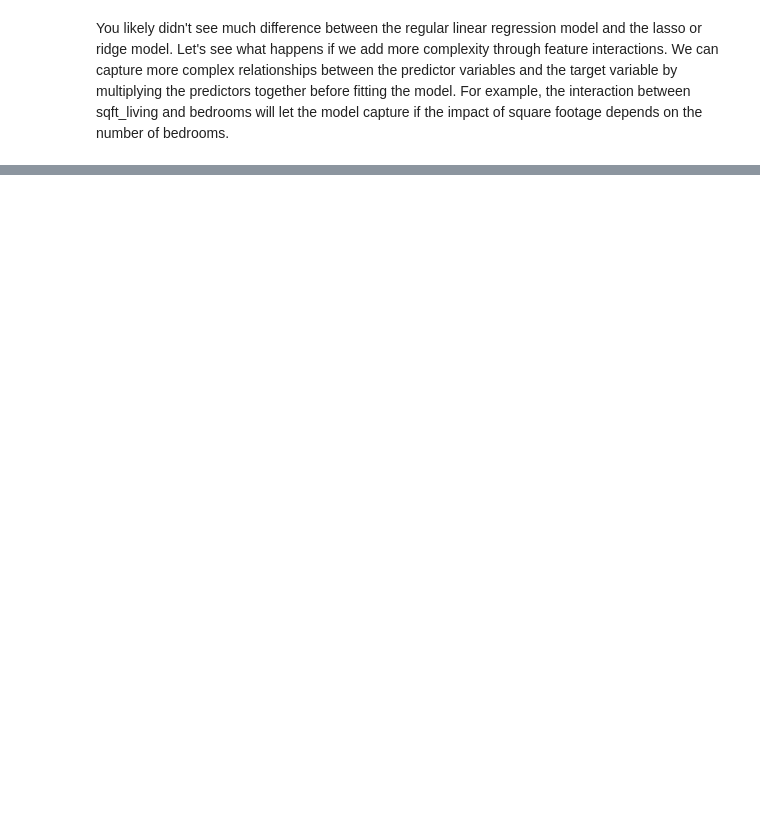
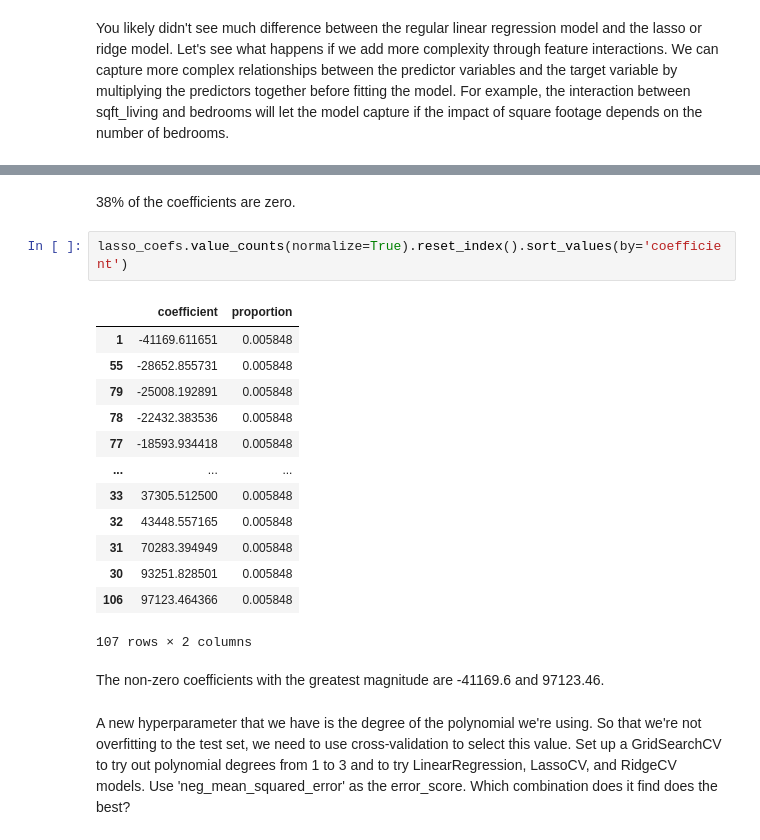
Before and after one commit to nss-data-science-cohort-9/ml-exercise-3-aezell314, a Jupyter notebook: ML Bias and Variance Exercise.ipynb, the cells around one changed output, grey strips where cells are left out. Drawn from its saved outputs; the diff is of its cells as text; blank space fills up the shorter version.

```diff
--- a/ML Bias and Variance Exercise.ipynb
+++ b/ML Bias and Variance Exercise.ipynb
@@ -124,0 +207,22 @@ You likely didn't see much difference between the regular linear regression mode
+# %% [markdown]
+38% of the coefficients are zero.
+# %%
+lasso_coefs.value_counts(normalize=True).reset_index().sort_values(by='coefficient')
+# %% [output]
+|  | coefficient | proportion |
+| 1 | -41169.611651 | 0.005848 |
+| 55 | -28652.855731 | 0.005848 |
+| 79 | -25008.192891 | 0.005848 |
+| 78 | -22432.383536 | 0.005848 |
+| 77 | -18593.934418 | 0.005848 |
+| ... | ... | ... |
+| 33 | 37305.512500 | 0.005848 |
+| 32 | 43448.557165 | 0.005848 |
+| 31 | 70283.394949 | 0.005848 |
+| 30 | 93251.828501 | 0.005848 |
+| 106 | 97123.464366 | 0.005848 |
+107 rows × 2 columns
+# %% [markdown]
+The non-zero coefficients with the greatest magnitude are -41169.6 and 97123.46.
+# %% [markdown]
+A new hyperparameter that we have is the degree of the polynomial we're using. So that we're not overfitting to the test set, we need to use cross-validation to select this value. Set up a GridSearchCV to try out polynomial degrees from 1 to 3 and to try LinearRegression, LassoCV, and RidgeCV models. Use 'neg_mean_squared_error' as the error_score. Which combination does it find does the best?
```
Also changed, not shown: parts of 21 cells of this notebook.
